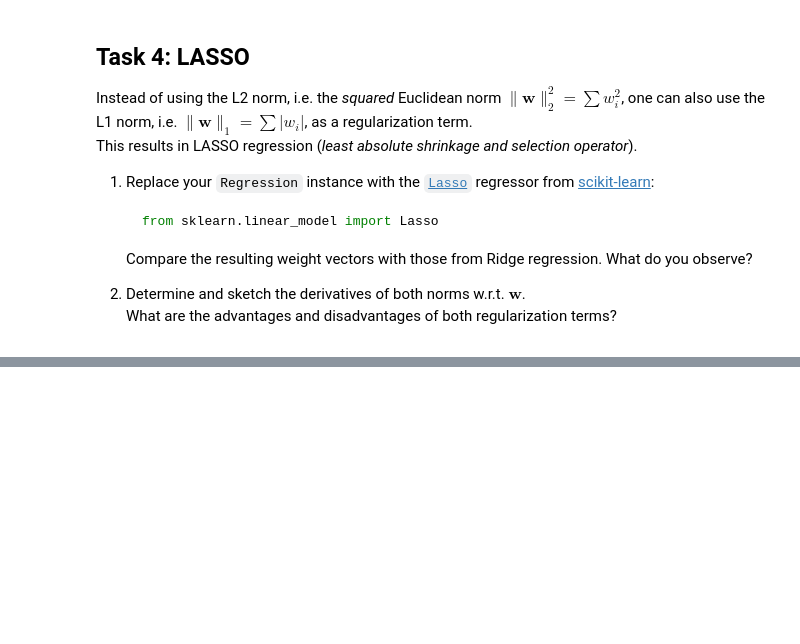
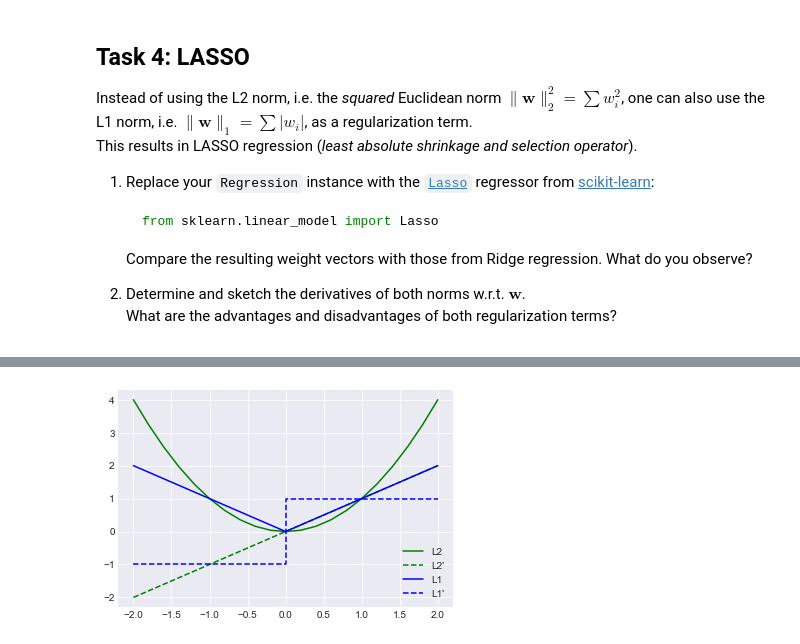
Before and after one commit to rhaschke/Neural-Networks, a Jupyter notebook: a3.ipynb, the cells around one changed output, grey strips where cells are left out. Saved outputs shown, nothing was run; the diff lists cells and outputs as text; code cells hidden in the pictures; blank space fills up the shorter version.

```diff
--- a/a3.ipynb
+++ b/a3.ipynb
@@ -106,0 +240,9 @@ This results in LASSO regression (_least absolute shrinkage and selection operat
+# %%
+xs = np.concatenate([np.linspace(-2,-1e-8,11), np.linspace(1e-8,2,11)])
+plt.plot(xs, xs**2, 'g-', label="L2")
+plt.plot(xs, xs, 'g--', label="L2'")
+plt.plot(xs, np.abs(xs), 'b-', label="L1")
+plt.plot(xs, np.sign(xs), 'b--', label="L1'")
+plt.legend();
+# %% [output]
+[figure, added]
```
Also changed, not shown: parts of 17 cells of this notebook.
